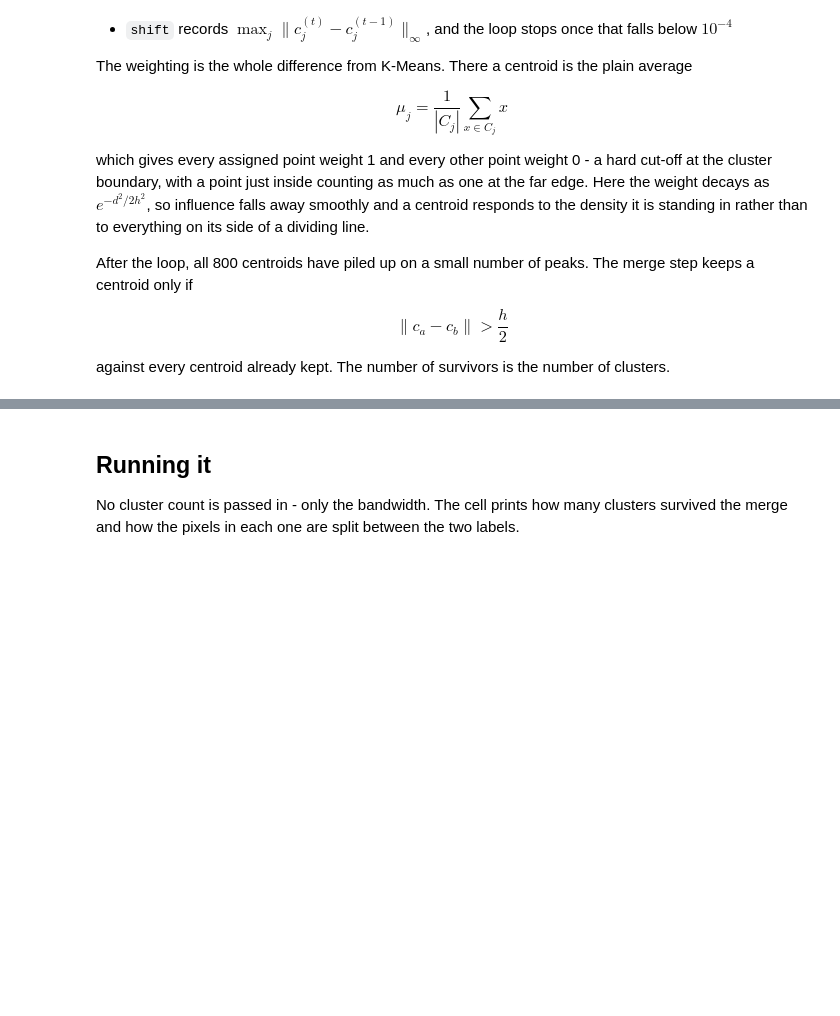
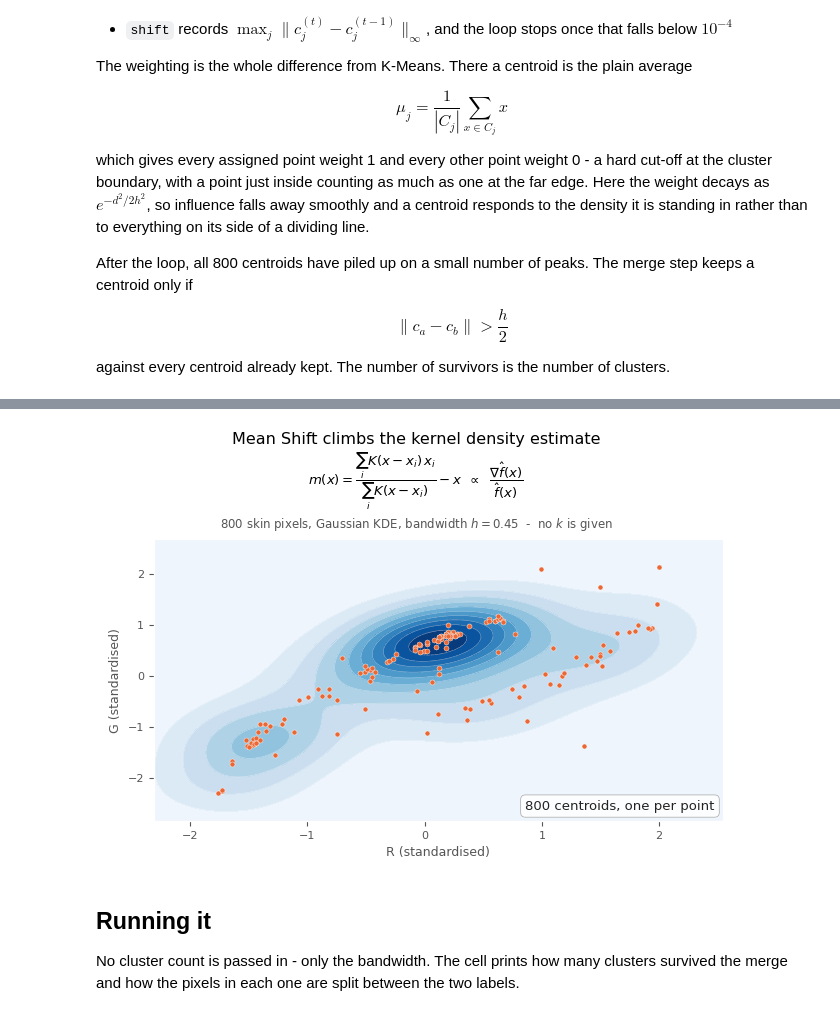
Before and after one commit to darthvader58/Machine_Learning_From_Scratch, a Jupyter notebook: clustering/mean_shift.ipynb, the cells around one changed output, grey strips where cells are left out. Saved outputs shown, nothing was run; the diff lists cells and outputs as text; code cells hidden in the pictures; blank space fills up the shorter version.

Commit message:
Animate mean shift as gradient ascent on a kernel density estimate

```diff
--- a/clustering/mean_shift.ipynb
+++ b/clustering/mean_shift.ipynb
@@ -236,3 +254,8 @@ against every centroid already kept. The number of survivors is the number of cl
+# %%
+from IPython.display import Image
+Image(filename='../animations/gifs/meanshift_ascent.gif')
+# %% [output]
+[figure, added]
 # %%
 class Mean_Shift:
     def __init__(self, bandwidth=0.45, max_iter=100):
```
Also changed, not shown: parts of 1 cell of this notebook, 2 other files.
